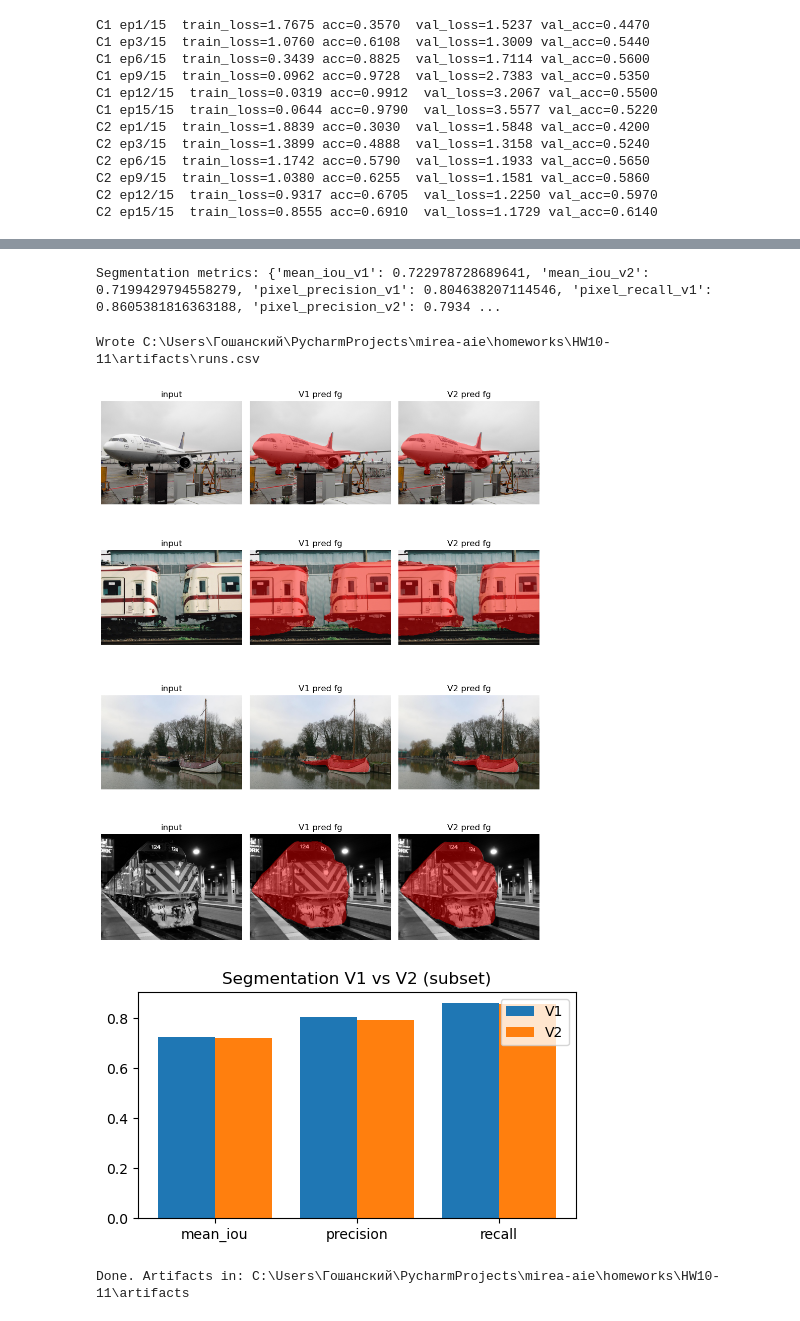
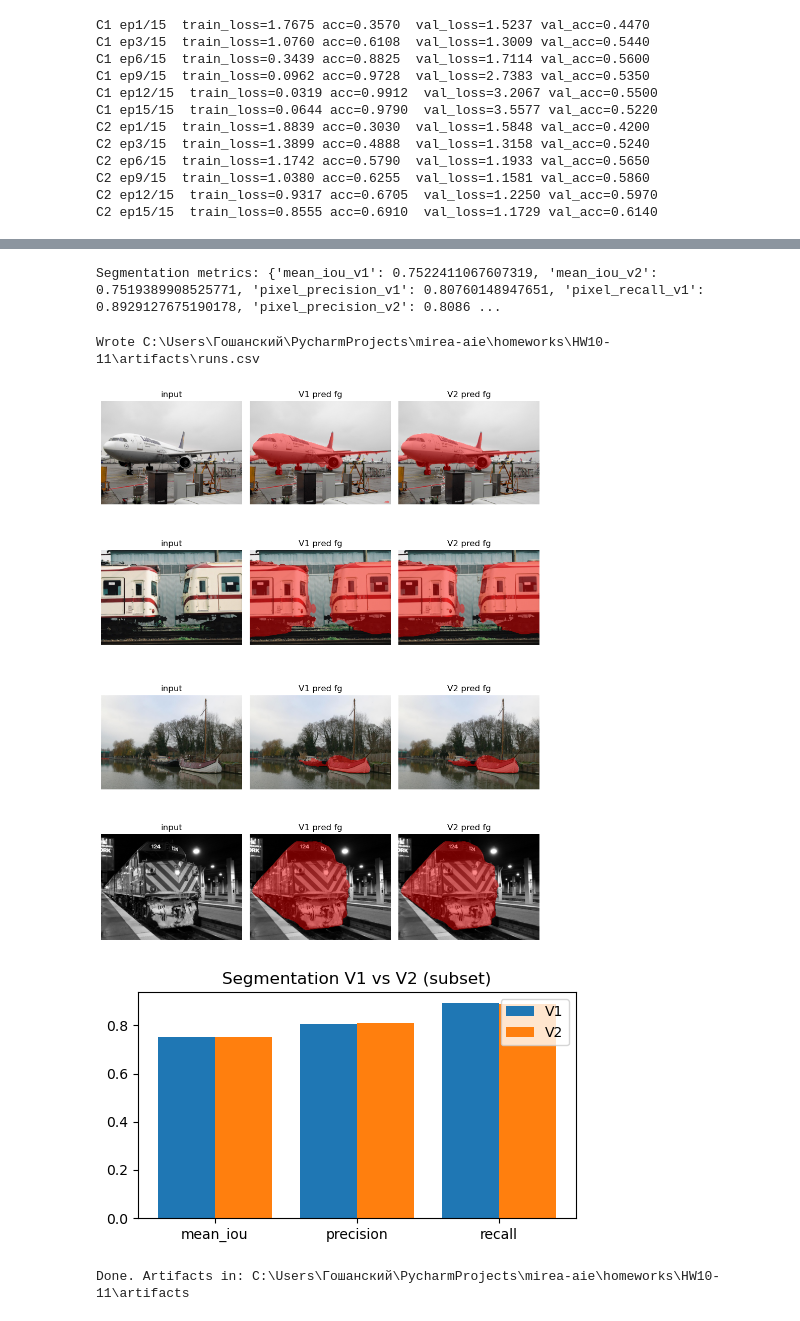
Before and after one commit to Goshansky/mirea-aie, a Jupyter notebook: homeworks/HW10-11/HW10-11.ipynb, the cells around one changed output, grey strips where cells are left out. Saved outputs shown, nothing was run; the diff lists cells and outputs as text; code cells hidden in the pictures.

```diff
--- a/homeworks/HW10-11/HW10-11.ipynb
+++ b/homeworks/HW10-11/HW10-11.ipynb
@@ -521,9 +546,8 @@ plt.show()
 # %%
 # Загрузка VOC val (для метрик — подмножество, чтобы уложиться в разумное время)
-voc_tf = transforms.Compose([
-    transforms.ToTensor(),
-    transforms.Normalize(IMAGENET_MEAN, IMAGENET_STD),
-])
+DATASET_PART_B = "Pascal VOC"  # единое имя для колонки dataset в runs.csv (часть B)
+DEEPLAB_WEIGHTS = DeepLabV3_ResNet50_Weights.DEFAULT
+voc_tf = DEEPLAB_WEIGHTS.transforms()  # preprocessing под выбранные pretrained weights
 
 class VOCWrap(torch.utils.data.Dataset):
     def __init__(self, split, max_n=None):
@@ -547,8 +571,7 @@ VOC_METRIC_N = 80  # увеличьте при необходимости
 voc_val = VOCWrap("val", max_n=VOC_METRIC_N)
 print("VOC metric subset:", len(voc_val))
 
-weights_seg = DeepLabV3_ResNet50_Weights.DEFAULT
-seg_model = deeplabv3_resnet50(weights=weights_seg).to(device)
+seg_model = deeplabv3_resnet50(weights=DEEPLAB_WEIGHTS).to(device)
 seg_model.eval()
 # %% [output]
 VOC metric subset: 80
@@ -632,7 +685,8 @@ def run_segmentation_eval():
         img_b = img.unsqueeze(0).to(device)
         out = seg_model(img_b)["out"][0]
         bin1 = pred_to_binary(out)
-        gt_bin = (gt.numpy() > 0).astype(np.uint8)
+        bin1 = resize_mask_to_gt(bin1, gt)
+        gt_bin = (gt.numpy() > VOC_BACKGROUND_CLASS_ID).astype(np.uint8)
         ious_v1.append(binary_iou(bin1, gt_bin))
         pr1 = pixel_pr(bin1.astype(bool), gt_bin.astype(bool))
         p1.append(pr1[0]); r1.append(pr1[1])
@@ -653,26 +707,26 @@ def run_segmentation_eval():
 metrics_plain = run_segmentation_eval()
 print("Segmentation metrics:", metrics_plain)
 # %% [output]
-Segmentation metrics: {'mean_iou_v1': 0.722978728689641, 'mean_iou_v2': 0.7199429794558279, 'pixel_precision_v1': 0.804638207114546, 'pixel_recall_v1': 0.8605381816363188, 'pixel_precision_v2': 0.7934 ...
+Segmentation metrics: {'mean_iou_v1': 0.7522411067607319, 'mean_iou_v2': 0.7519389908525771, 'pixel_precision_v1': 0.80760148947651, 'pixel_recall_v1': 0.8929127675190178, 'pixel_precision_v2': 0.8086 ...
 # %%
-# V1 / V2 строки в runs (постобработка: V1=argmax, V2=очистка)
+# V1 / V2 в runs.csv: dataset = DATASET_PART_B (Pascal VOC); notes = явное описание постобработки
 results_rows.append({
-    "experiment_id": "V1", "task": "segmentation", "dataset": "VOC2012", "seed": SEED,
-    "model_summary": "DeepLabV3_ResNet50 COCO+VOC labels", "optimizer": "n/a", "lr": "",
+    "experiment_id": "V1", "task": "segmentation", "dataset": DATASET_PART_B, "seed": SEED,
+    "model_summary": "DeepLabV3_ResNet50(weights=DeepLabV3_ResNet50_Weights.DEFAULT)", "optimizer": "n/a", "lr": "",
     "epochs_trained": 0, "best_val_accuracy": "", "test_accuracy": "",
     "precision": metrics_plain["pixel_precision_v1"],
     "recall": metrics_plain["pixel_recall_v1"],
     "mean_iou": metrics_plain["mean_iou_v1"],
-    "notes": "argmax binary fg",
+    "notes": POSTPROCESS_V1_DESCRIPTION,
 })
 results_rows.append({
-    "experiment_id": "V2", "task": "segmentation", "dataset": "VOC2012", "seed": SEED,
-    "model_summary": "DeepLabV3_ResNet50 COCO+VOC labels", "optimizer": "n/a", "lr": "",
+    "experiment_id": "V2", "task": "segmentation", "dataset": DATASET_PART_B, "seed": SEED,
+    "model_summary": "DeepLabV3_ResNet50(weights=DeepLabV3_ResNet50_Weights.DEFAULT)", "optimizer": "n/a", "lr": "",
     "epochs_trained": 0, "best_val_accuracy": "", "test_accuracy": "",
     "precision": metrics_plain["pixel_precision_v2"],
     "recall": metrics_plain["pixel_recall_v2"],
     "mean_iou": metrics_plain["mean_iou_v2"],
-    "notes": "argmax + small-cc removal / morph cleanup",
+    "notes": POSTPROCESS_V2_DESCRIPTION,
 })
 
 FIELDNAMES = [
@@ -690,15 +744,20 @@ Wrote C:\Users\Гошанский\PycharmProjects\mirea-aie\homeworks\HW10-11\ar
 # %%
 # Визуализация сегментации
 def overlay(img_tensor, mask_bin, alpha=0.45):
-    # img_tensor [3,H,W] normalized ImageNet
+    # img_tensor [3,H,W] после transforms; mask может быть в разрешении GT — выровнять под H,W картинки
     x = img_tensor.detach().cpu()
-    mean = torch.tensor(IMAGENET_MEAN).view(3, 1, 1)
-    std = torch.tensor(IMAGENET_STD).view(3, 1, 1)
+    mean = torch.tensor(IMAGENET_MEAN, dtype=x.dtype).view(3, 1, 1)
+    std = torch.tensor(IMAGENET_STD, dtype=x.dtype).view(3, 1, 1)
     im = (x * std + mean).permute(1, 2, 0).numpy().clip(0, 1)
     h, w = im.shape[:2]
+    mb = mask_bin
+    if mb.shape[0] != h or mb.shape[1] != w:
+        t = torch.from_numpy(mb.astype(np.float32))[None, None]
+        t = F.interpolate(t, size=(h, w), mode="nearest")
+        mb = (t[0, 0] > 0.5).numpy().astype(np.uint8)
     color = np.zeros((h, w, 4))
     color[..., 0] = 1.0
-    color[..., 3] = mask_bin.astype(np.float32) * alpha
+    color[..., 3] = mb.astype(np.float32) * alpha
     return im, color
 
 
@@ -711,8 +770,9 @@ def show_seg_examples(n=4):
         img, gt = voc_val[row]
         out = seg_model(img.unsqueeze(0).to(device))["out"][0]
         bin1 = pred_to_binary(out)
+        bin1 = resize_mask_to_gt(bin1, gt)
         bin2 = postprocess_v2(bin1)
-        gt_bin = (gt.numpy() > 0).astype(np.uint8)
+        gt_bin = (gt.numpy() > VOC_BACKGROUND_CLASS_ID).astype(np.uint8)
         im0, ov1 = overlay(img, bin1)
         im1, ov2 = overlay(img, bin2)
         axes[row, 0].imshow(im0)
@@ -721,35 +781,35 @@ def show_seg_examples(n=4):
         axes[row, 1].imshow(im0)
         axes[row, 1].imshow(ov1)
         axes[row, 1].set_title("V1 pred fg")
         axes[row, 1].axis("off")
         axes[row, 2].imshow(im1)
         axes[row, 2].imshow(ov2)
         axes[row, 2].set_title("V2 pred fg")
         axes[row, 2].axis("off")
     plt.tight_layout()
     plt.savefig(FIGURES / "segmentation_examples.png", dpi=130)
     plt.show()
 
 show_seg_examples(4)
 
 # График метрик V1 vs V2
 fig, ax = plt.subplots(1, 1, figsize=(5, 3))
 names = ["mean_iou", "precision", "recall"]
 v1y = [metrics_plain["mean_iou_v1"], metrics_plain["pixel_precision_v1"], metrics_plain["pixel_recall_v1"]]
 v2y = [metrics_plain["mean_iou_v2"], metrics_plain["pixel_precision_v2"], metrics_plain["pixel_recall_v2"]]
 x = np.arange(len(names))
 ax.bar(x - 0.2, v1y, 0.4, label="V1")
 ax.bar(x + 0.2, v2y, 0.4, label="V2")
 ax.set_xticks(x)
 ax.set_xticklabels(names)
 ax.legend()
 ax.set_title("Segmentation V1 vs V2 (subset)")
 plt.tight_layout()
 plt.savefig(FIGURES / "segmentation_metrics.png", dpi=120)
 plt.show()
 # %% [output]
-[figure, old version]
+[figure, new version]
-[figure, old version]
+[figure, new version]
 # %%
 print("Done. Artifacts in:", ARTIFACTS)
 # %% [output]
```
Also changed, not shown: parts of 9 cells of this notebook, 8 other files.
